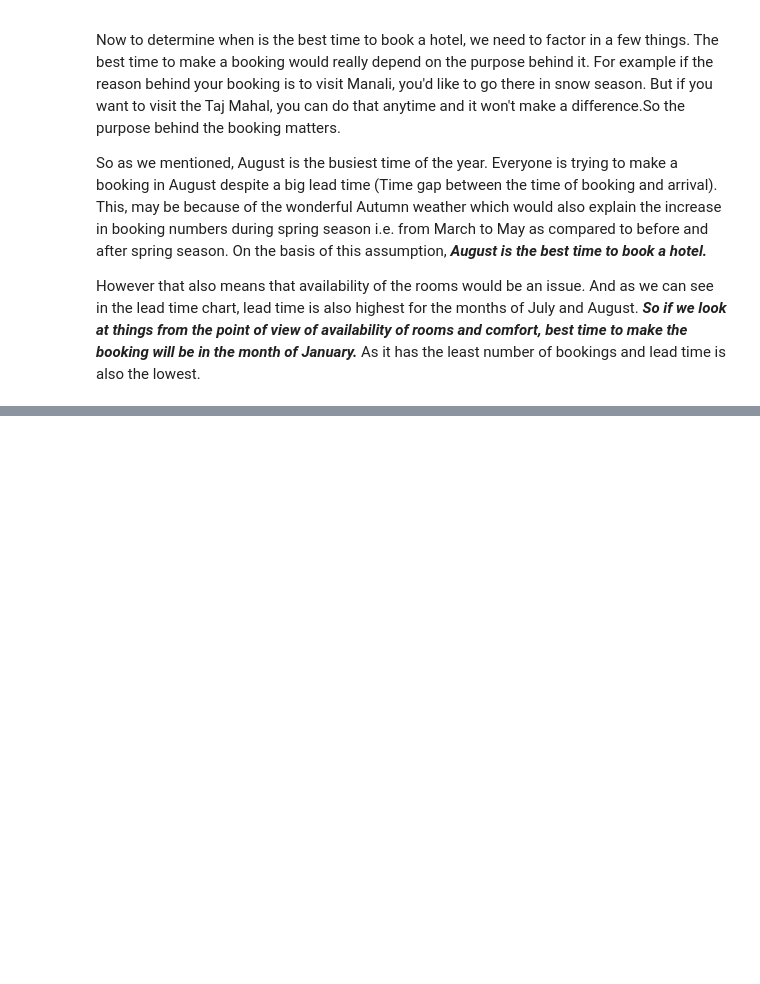
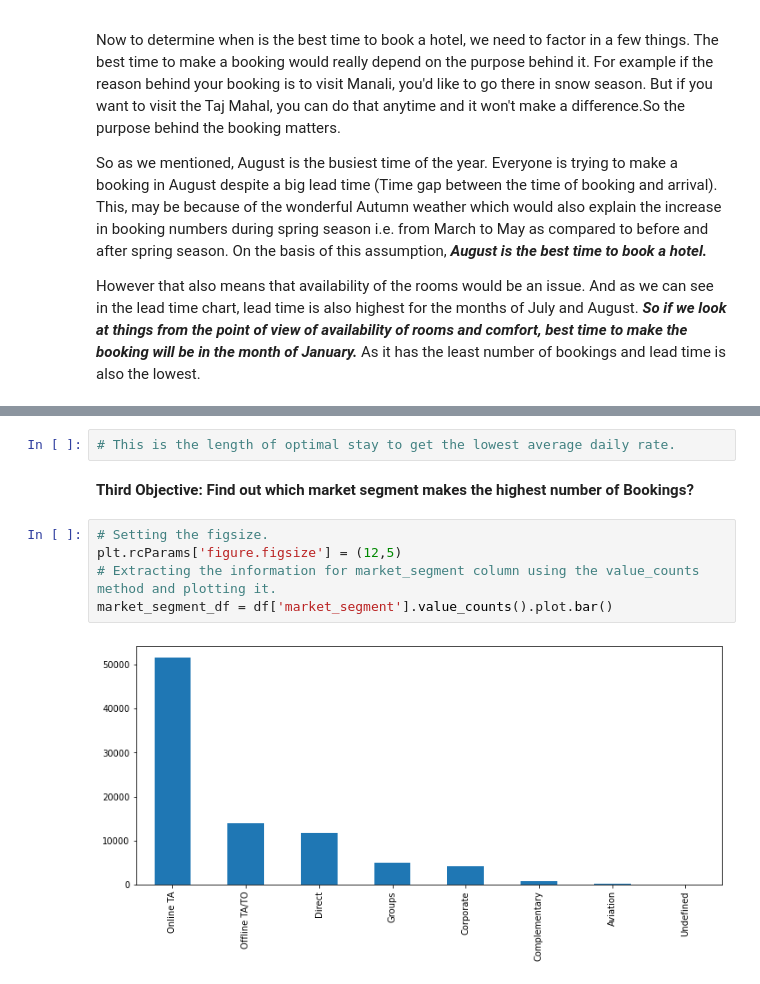
Before and after one commit to gopaljigupta45/Gopal-Ji-Gupta-EDA-Hotel-Booking, a Jupyter notebook: GOPAL_JI_GUPTA_Hotel_Booking_Analysis_Capstone_Project.ipynb, the cells around one changed output, grey strips where cells are left out. Cells and saved outputs as stored; diff of their text form; blank space fills up the shorter version.

```diff
--- a/GOPAL_JI_GUPTA_Hotel_Booking_Analysis_Capstone_Project.ipynb
+++ b/GOPAL_JI_GUPTA_Hotel_Booking_Analysis_Capstone_Project.ipynb
@@ -241,0 +291,11 @@ However that also means that availability of the rooms would be an issue. And as
+# %%
+# This is the length of optimal stay to get the lowest average daily rate.
+# %% [markdown]
+**Third Objective: Find out which market segment makes the highest number of Bookings?**
+# %%
+# Setting the figsize.
+plt.rcParams['figure.figsize'] = (12,5)
+# Extracting the information for market_segment column using the value_counts method and plotting it.
+market_segment_df = df['market_segment'].value_counts().plot.bar()
+# %% [output]
+[figure, added]
```
Also changed, not shown: parts of 10 cells of this notebook.
